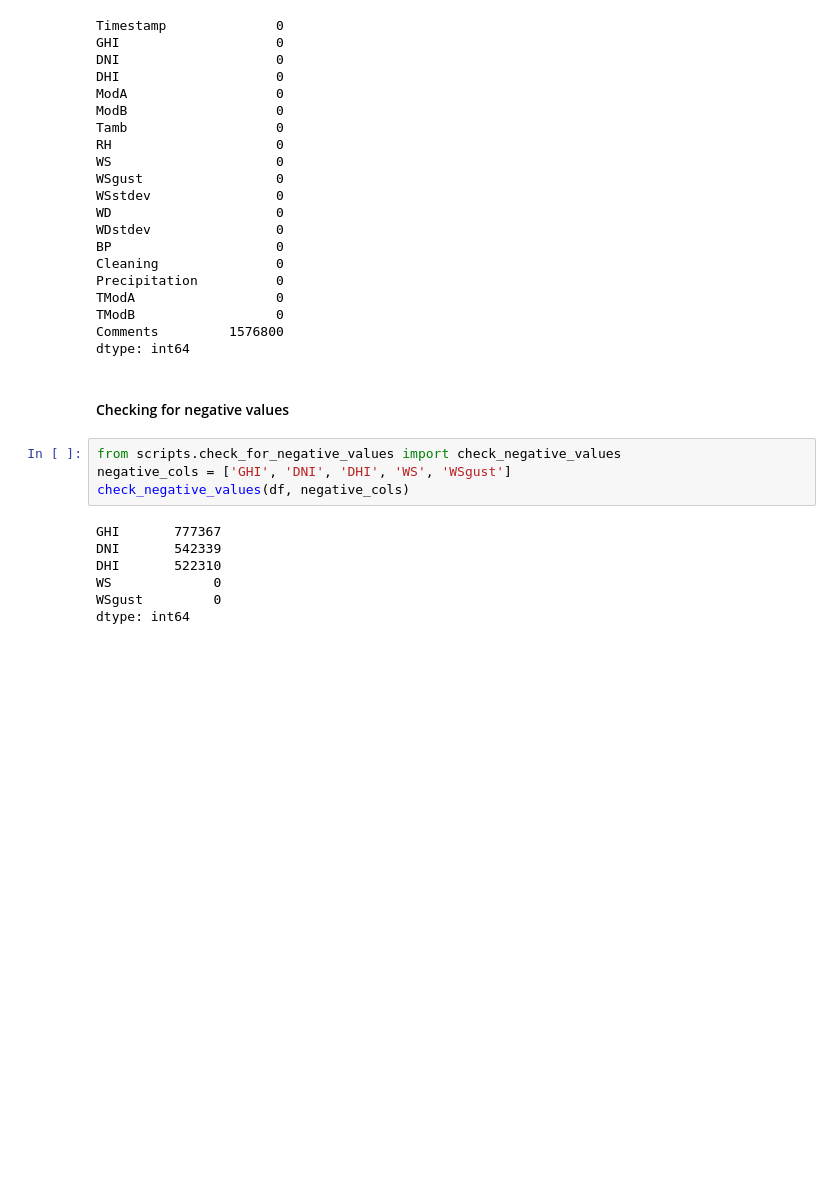
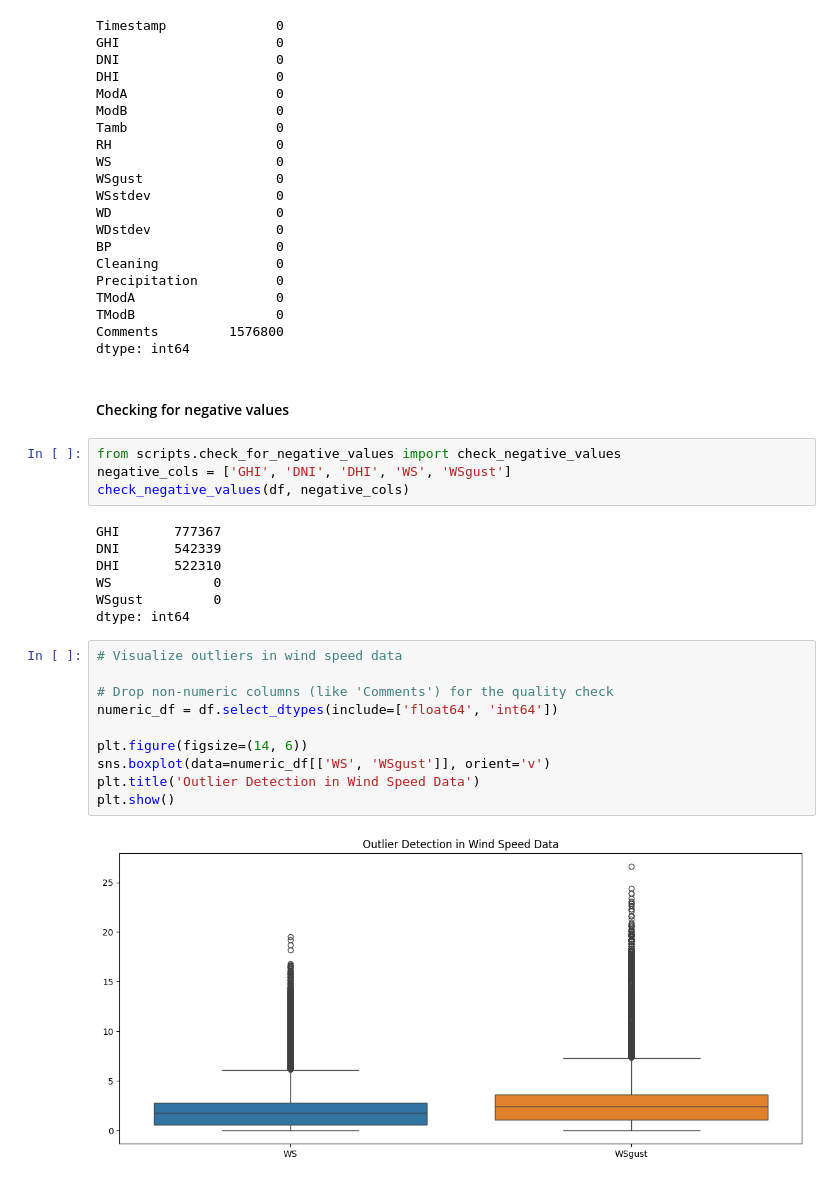
Before and after one commit to Ofgeha-Gelana/moonlight-solar-strategy, a Jupyter notebook: notebooks/summary_statistics.ipynb, the cells around one changed output. Drawn from its saved outputs; the diff is of its cells as text; blank space fills up the shorter version.

Commit message:
added outlier visualization

```diff
--- a/notebooks/summary_statistics.ipynb
+++ b/notebooks/summary_statistics.ipynb
@@ -146,3 +147,15 @@ DHI       522310
 WS             0
 WSgust         0
 dtype: int64
+# %%
+# Visualize outliers in wind speed data
+
+# Drop non-numeric columns (like 'Comments') for the quality check
+numeric_df = df.select_dtypes(include=['float64', 'int64'])
+
+plt.figure(figsize=(14, 6))
+sns.boxplot(data=numeric_df[['WS', 'WSgust']], orient='v')
+plt.title('Outlier Detection in Wind Speed Data')
+plt.show()
+# %% [output]
+[figure, added]
```
Also changed, not shown: parts of 1 cell of this notebook.
